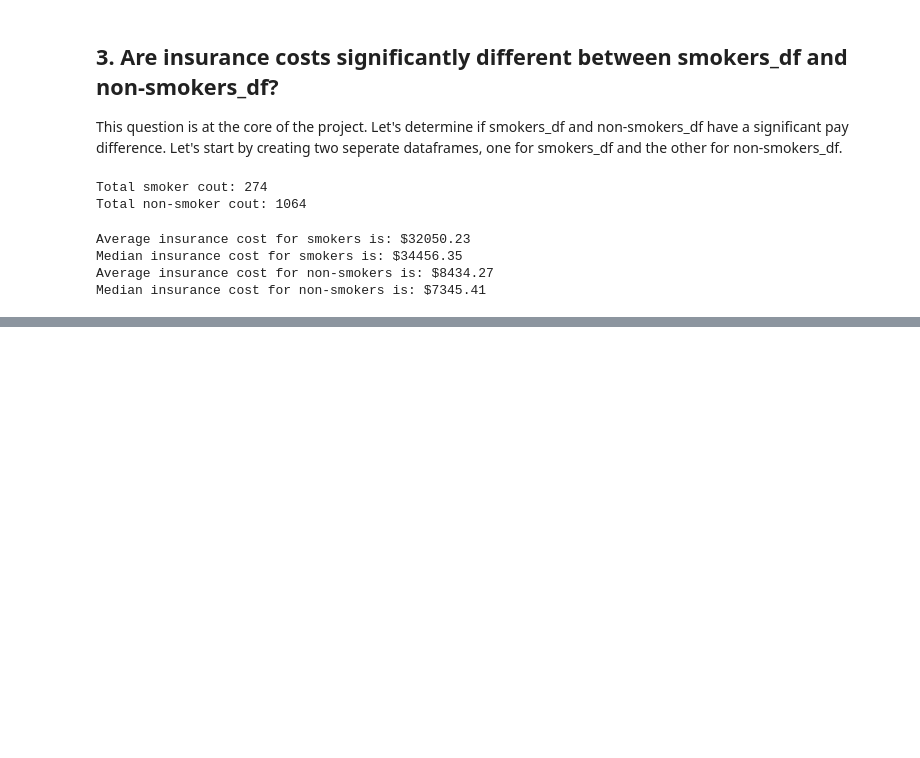
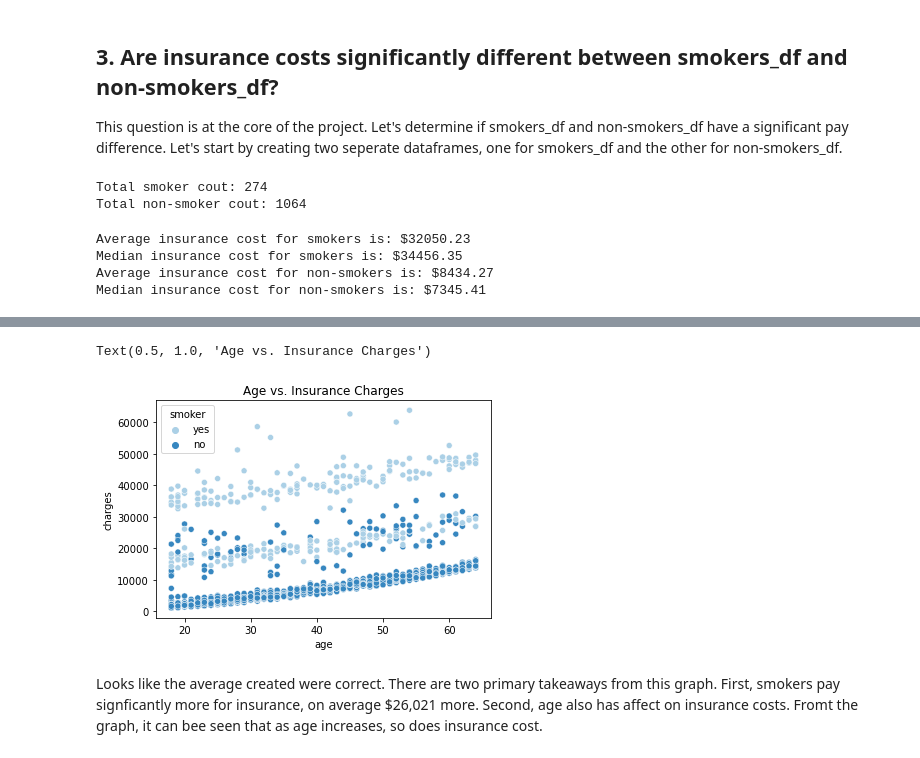
Before and after one commit to mikehoare014/medical-insurance-cost-analysis, a Jupyter notebook: insurance_analysis.ipynb, the cells around one changed output, grey strips where cells are left out. Saved outputs shown, nothing was run; the diff lists cells and outputs as text; code cells hidden in the pictures; blank space fills up the shorter version.

```diff
--- a/insurance_analysis.ipynb
+++ b/insurance_analysis.ipynb
@@ -115,0 +122,9 @@ Median insurance cost for non-smokers is: $7345.41
+# %%
+ax = sns.scatterplot(x='age', y='charges', data=insurance_df,
+                     hue='smoker', palette="Blues")
+ax.set_title('Age vs. Insurance Charges')
+# %% [output]
+Text(0.5, 1.0, 'Age vs. Insurance Charges')
+[figure, added]
+# %% [markdown]
+Looks like the average created were correct. There are two primary takeaways from this graph. First, smokers pay signficantly more for insurance, on average $26,021 more. Second, age also has affect on insurance costs. Fromt the graph, it can bee seen that as age increases, so does insurance cost.
```
Also changed, not shown: parts of 3 cells of this notebook.
